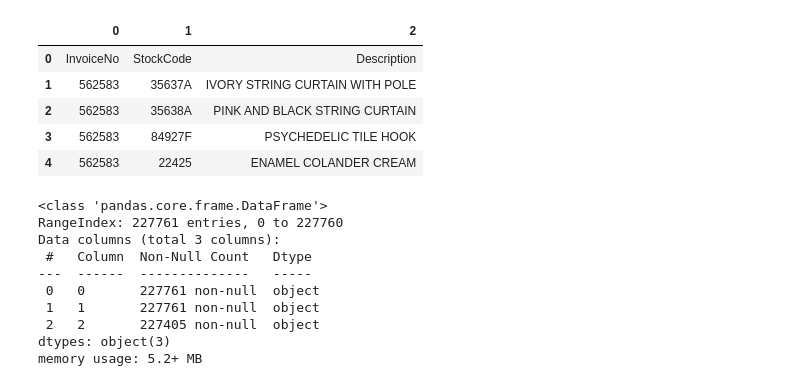
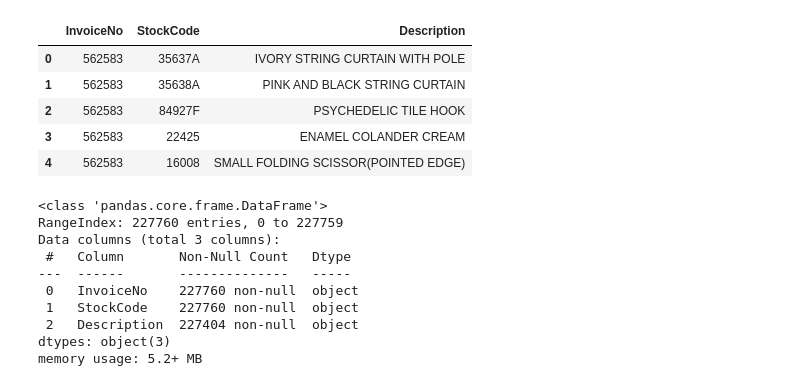
Before and after one commit to iliya1984/DevML, a Jupyter notebook: market_basket_analysis/novelty_gift_analysis.ipynb, the cells around one changed output. Drawn from its saved outputs; the diff is of its cells as text; code cells hidden in the pictures.

```diff
--- a/market_basket_analysis/novelty_gift_analysis.ipynb
+++ b/market_basket_analysis/novelty_gift_analysis.ipynb
@@ -12,23 +17,23 @@ from mlxtend.preprocessing import TransactionEncoder
 # %%
-gifts_df = pd.read_csv('../datasets/market_basket/online_retail.csv', header=None)
+gifts_df = pd.read_csv('../datasets/market_basket/online_retail.csv')
 gifts_df.head()
 # %% [output]
-|  | 0 | 1 | 2 |
-| 0 | InvoiceNo | StockCode | Description |
-| 1 | 562583 | 35637A | IVORY STRING CURTAIN WITH POLE |
-| 2 | 562583 | 35638A | PINK AND BLACK STRING CURTAIN |
-| 3 | 562583 | 84927F | PSYCHEDELIC TILE HOOK |
-| 4 | 562583 | 22425 | ENAMEL COLANDER CREAM |
+|  | InvoiceNo | StockCode | Description |
+| 0 | 562583 | 35637A | IVORY STRING CURTAIN WITH POLE |
+| 1 | 562583 | 35638A | PINK AND BLACK STRING CURTAIN |
+| 2 | 562583 | 84927F | PSYCHEDELIC TILE HOOK |
+| 3 | 562583 | 22425 | ENAMEL COLANDER CREAM |
+| 4 | 562583 | 16008 | SMALL FOLDING SCISSOR(POINTED EDGE) |
 # %%
 gifts_df.info()
 # %% [output]
 <class 'pandas.core.frame.DataFrame'>
-RangeIndex: 227761 entries, 0 to 227760
+RangeIndex: 227760 entries, 0 to 227759
 Data columns (total 3 columns):
- #   Column  Non-Null Count   Dtype
----  ------  --------------   -----
- 0   0       227761 non-null  object
- 1   1       227761 non-null  object
- 2   2       227405 non-null  object
+ #   Column       Non-Null Count   Dtype
+---  ------       --------------   -----
+ 0   InvoiceNo    227760 non-null  object
+ 1   StockCode    227760 non-null  object
+ 2   Description  227404 non-null  object
 dtypes: object(3)
 memory usage: 5.2+ MB
```
Also changed, not shown: parts of 3 cells of this notebook, 1 other file.
